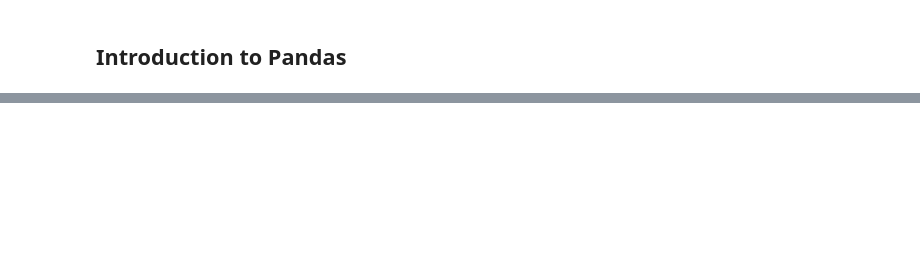
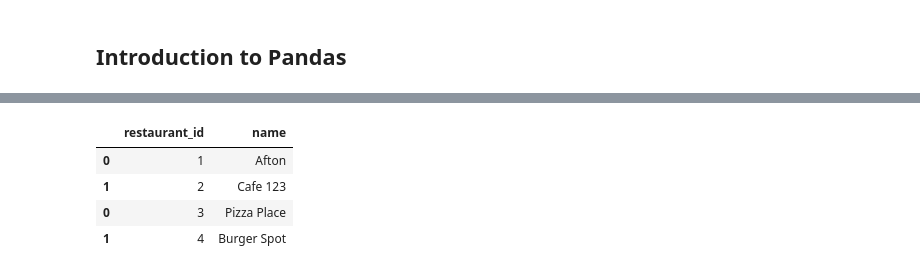
Before and after one commit to MichaelHeege/CAS-API-Presentation, a Jupyter notebook: Intro-To-Python.ipynb, the cells around one changed output, grey strips where cells are left out. Drawn from its saved outputs; the diff is of its cells as text; code cells hidden in the pictures; blank space fills up the shorter version.

```diff
--- a/Intro-To-Python.ipynb
+++ b/Intro-To-Python.ipynb
@@ -521,0 +810,23 @@ print("\nSummary statistics:\n", df.describe())
+# %%
+# Concatenating 2 DataFrames together
+
+df_a = pd.DataFrame({
+    "restaurant_id": [1, 2],
+    "name": ["Afton", "Cafe 123"]
+})
+
+df_b = pd.DataFrame({
+    "restaurant_id": [3, 4],
+    "name": ["Pizza Place", "Burger Spot"]
+})
+
+# Stack rows on top of each other
+df_concat_rows = pd.concat([df_a, df_b])
+
+df_concat_rows
+# %% [output]
+|  | restaurant_id | name |
+| 0 | 1 | Afton |
+| 1 | 2 | Cafe 123 |
+| 0 | 3 | Pizza Place |
+| 1 | 4 | Burger Spot |
```
Also changed, not shown: parts of 53 cells of this notebook, 1 other file.
